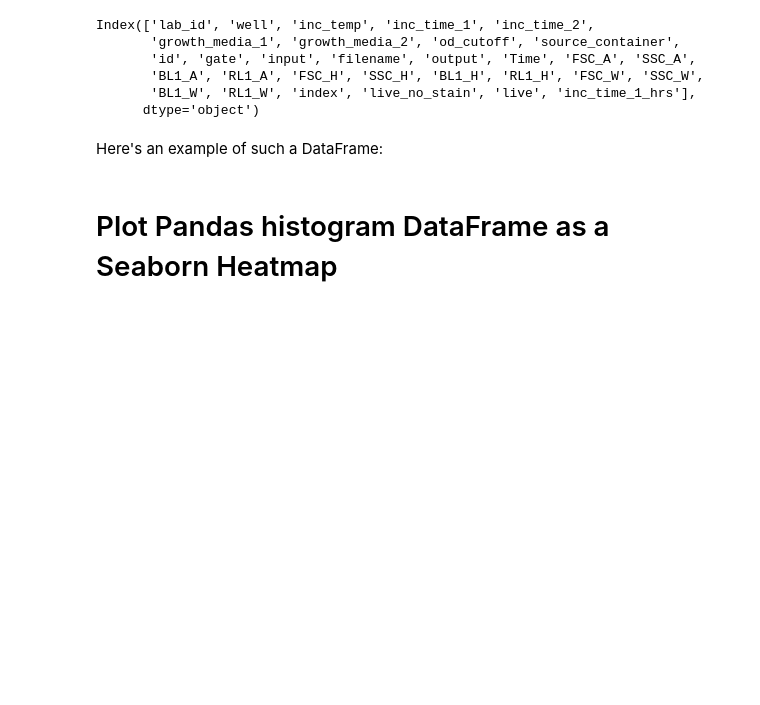
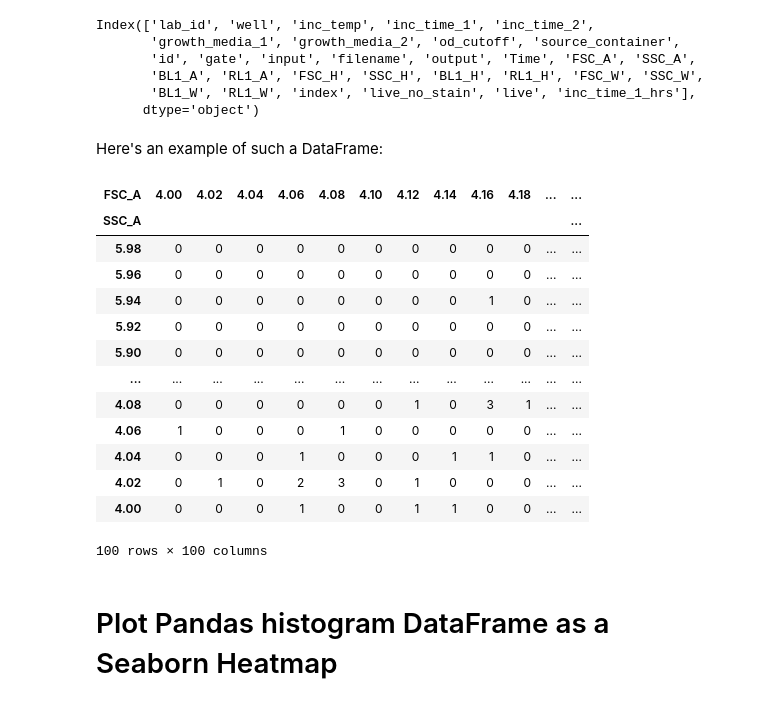
Before and after one commit to rpgoldman/replication-paper-data-analysis, a Jupyter notebook: Gating_Negative_Controls.ipynb, the cells around one changed output. Cells and saved outputs as stored; diff of their text form; code cells hidden in the pictures; blank space fills up the shorter version.

```diff
--- a/Gating_Negative_Controls.ipynb
+++ b/Gating_Negative_Controls.ipynb
@@ -230,6 +230,24 @@ def point_cloud_to_histogram(df):
     return grouped.drop(columns=['FSC_A_bins', 'SSC_A_bins']).pivot(columns='FSC_A', index='SSC_A').sort_index(ascending=False).droplevel(0, 'columns')
 # %% [markdown]
 Here's an example of such a DataFrame:
+# %%
+x = point_cloud_to_histogram(df)
+x
+# %% [output]
+| FSC_A | 4.00 | 4.02 | 4.04 | 4.06 | 4.08 | 4.10 | 4.12 | 4.14 | 4.16 | 4.18 | ... | ... |
+| SSC_A |  |  |  |  |  |  |  |  |  |  |  | ... |
+| 5.98 | 0 | 0 | 0 | 0 | 0 | 0 | 0 | 0 | 0 | 0 | ... | ... |
+| 5.96 | 0 | 0 | 0 | 0 | 0 | 0 | 0 | 0 | 0 | 0 | ... | ... |
+| 5.94 | 0 | 0 | 0 | 0 | 0 | 0 | 0 | 0 | 1 | 0 | ... | ... |
+| 5.92 | 0 | 0 | 0 | 0 | 0 | 0 | 0 | 0 | 0 | 0 | ... | ... |
+| 5.90 | 0 | 0 | 0 | 0 | 0 | 0 | 0 | 0 | 0 | 0 | ... | ... |
+| ... | ... | ... | ... | ... | ... | ... | ... | ... | ... | ... | ... | ... |
+| 4.08 | 0 | 0 | 0 | 0 | 0 | 0 | 1 | 0 | 3 | 1 | ... | ... |
+| 4.06 | 1 | 0 | 0 | 0 | 1 | 0 | 0 | 0 | 0 | 0 | ... | ... |
+| 4.04 | 0 | 0 | 0 | 1 | 0 | 0 | 0 | 1 | 1 | 0 | ... | ... |
+| 4.02 | 0 | 1 | 0 | 2 | 3 | 0 | 1 | 0 | 0 | 0 | ... | ... |
+| 4.00 | 0 | 0 | 0 | 1 | 0 | 0 | 1 | 1 | 0 | 0 | ... | ... |
+100 rows × 100 columns
 # %% [markdown]
 # Plot Pandas histogram DataFrame as a Seaborn Heatmap
 # %% [markdown]
```
Also changed, not shown: parts of 9 cells of this notebook, 1 other file.
